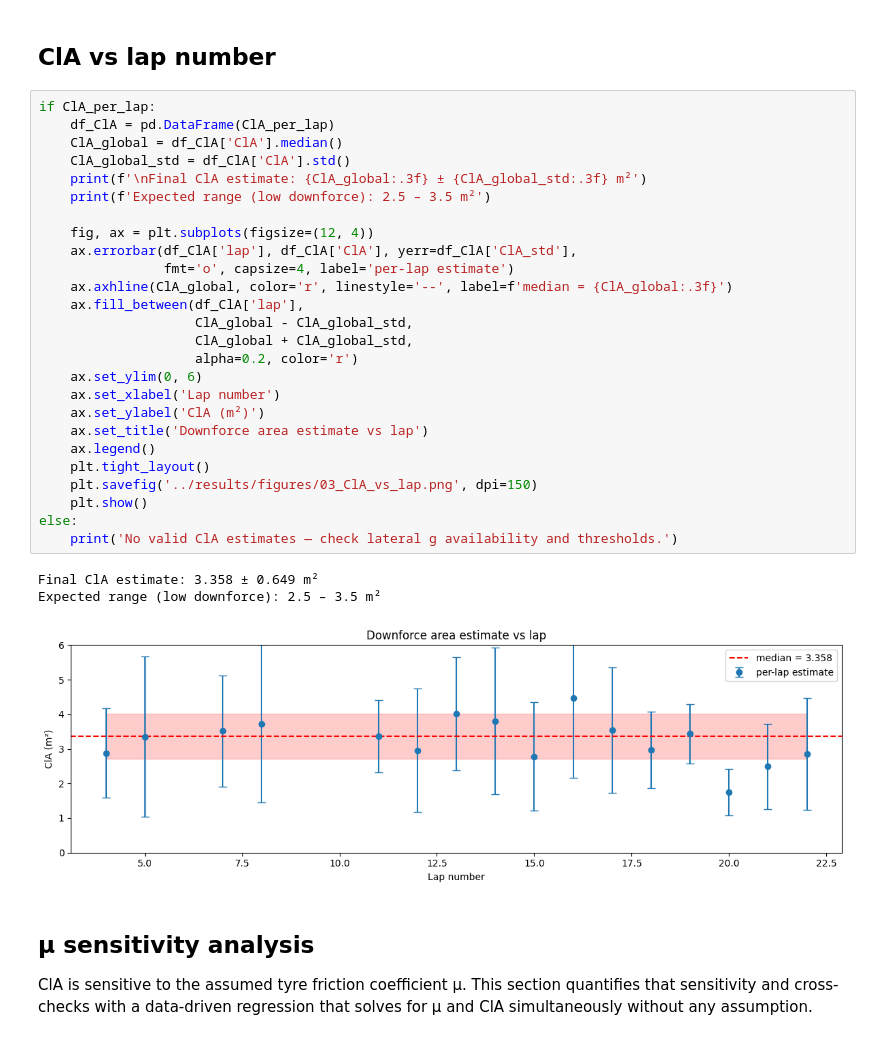
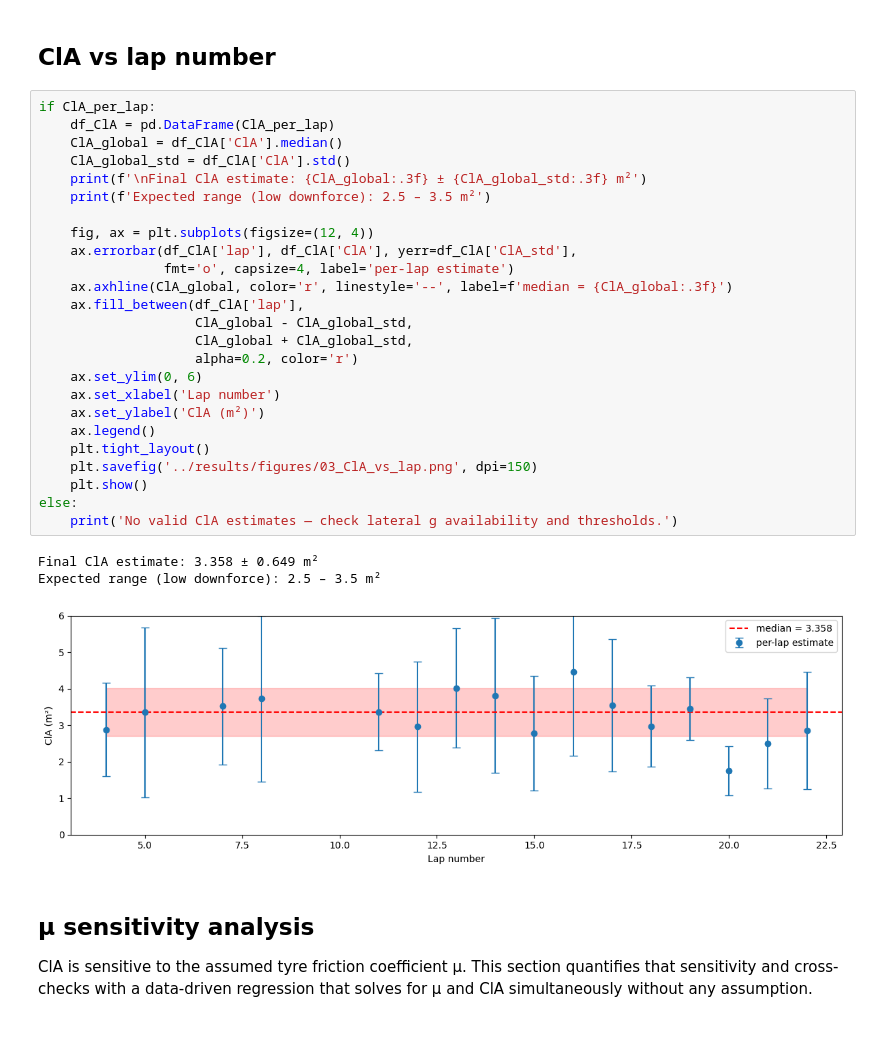
Before and after one commit to andrewcoyle1/f1-telemetry-aero, a Jupyter notebook: notebooks/03_ClA_estimation.ipynb, the cells around one changed output. Saved outputs shown, nothing was run; the diff lists cells and outputs as text.

```diff
--- a/notebooks/03_ClA_estimation.ipynb
+++ b/notebooks/03_ClA_estimation.ipynb
@@ -161,33 +161,32 @@ ClA range: 1.75 – 4.46 m²  (median 3.36)
 # %%
 if ClA_per_lap:
     df_ClA = pd.DataFrame(ClA_per_lap)
     ClA_global = df_ClA['ClA'].median()
     ClA_global_std = df_ClA['ClA'].std()
     print(f'\nFinal ClA estimate: {ClA_global:.3f} ± {ClA_global_std:.3f} m²')
     print(f'Expected range (low downforce): 2.5 – 3.5 m²')
 
     fig, ax = plt.subplots(figsize=(12, 4))
     ax.errorbar(df_ClA['lap'], df_ClA['ClA'], yerr=df_ClA['ClA_std'],
                 fmt='o', capsize=4, label='per-lap estimate')
     ax.axhline(ClA_global, color='r', linestyle='--', label=f'median = {ClA_global:.3f}')
     ax.fill_between(df_ClA['lap'],
                     ClA_global - ClA_global_std,
                     ClA_global + ClA_global_std,
                     alpha=0.2, color='r')
     ax.set_ylim(0, 6)
     ax.set_xlabel('Lap number')
     ax.set_ylabel('ClA (m²)')
-    ax.set_title('Downforce area estimate vs lap')
     ax.legend()
     plt.tight_layout()
     plt.savefig('../results/figures/03_ClA_vs_lap.png', dpi=150)
     plt.show()
 else:
     print('No valid ClA estimates — check lateral g availability and thresholds.')
 # %% [output]
 Final ClA estimate: 3.358 ± 0.649 m²
 Expected range (low downforce): 2.5 – 3.5 m²
-[figure, old version]
+[figure, new version]
 # %% [markdown]
 ## μ sensitivity analysis
 
```
Also changed, not shown: parts of 2 cells of this notebook, 11 other files.
